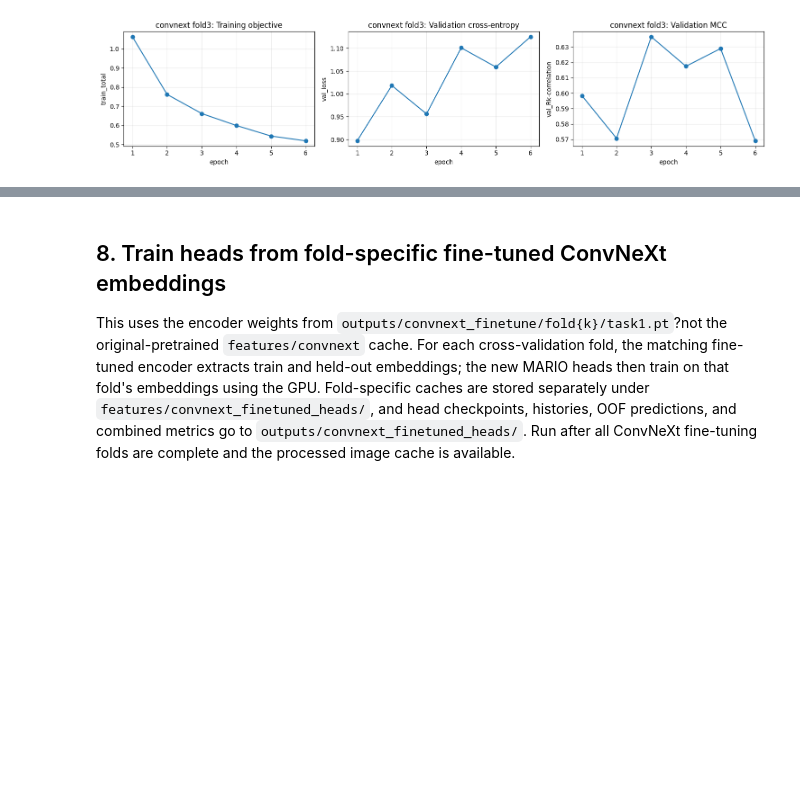
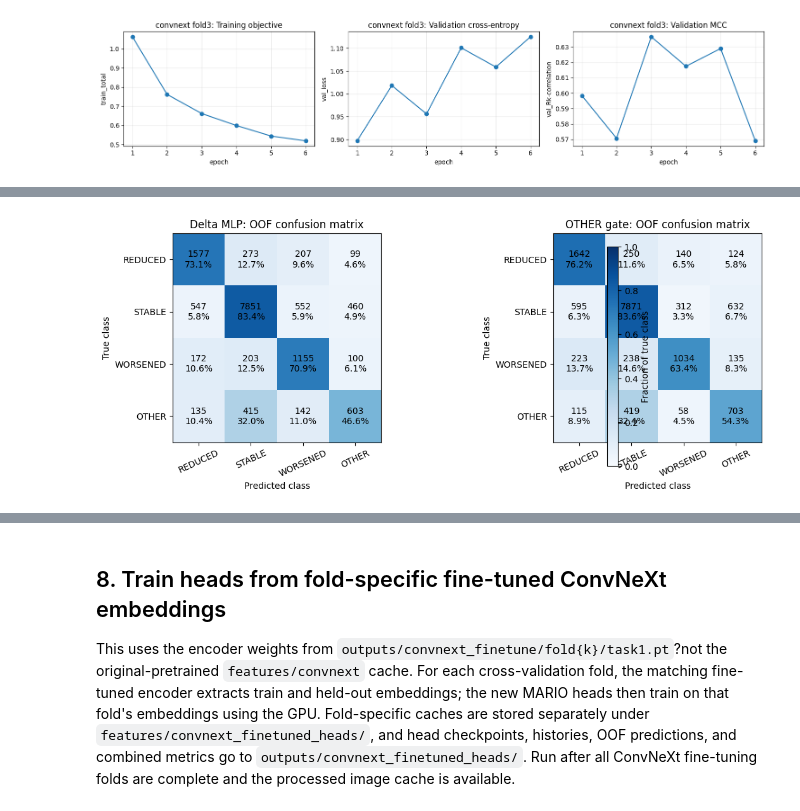
Before and after one commit to ArhaanShah/mario, a Jupyter notebook: notebooks/mario_training_dashboard.ipynb, the cells around one changed output, grey strips where cells are left out. Drawn from its saved outputs; the diff is of its cells as text; code cells hidden in the pictures; blank space fills up the shorter version.

Commit message:
trained the mlp and other gate heads

```diff
--- a/notebooks/mario_training_dashboard.ipynb
+++ b/notebooks/mario_training_dashboard.ipynb
@@ -668,3 +668,101 @@ visionfm: no metrics yet (outputs\visionfm_finetune\metrics.json)
 [figure]
 [figure]
 [figure]
+# %%
+from sklearn.metrics import classification_report
+
+HEAD_OUTPUTS = {
+    "Delta MLP": REPO / "outputs" / "convnext_delta_mlp",
+    "OTHER gate": REPO / "outputs" / "convnext_other_gate",
+}
+CLASS_NAMES = ["REDUCED", "STABLE", "WORSENED", "OTHER"]
+head_runs = {}
+summary_rows = []
+class_rows = []
+
+for head_name, run_dir in HEAD_OUTPUTS.items():
+    metrics_path = run_dir / "metrics.json"
+    predictions_path = run_dir / "oof_task1.csv"
+    if not metrics_path.is_file() or not predictions_path.is_file():
+        raise FileNotFoundError(
+            f"Missing trained {head_name} outputs in {run_dir}; run that head's fine-tuning first."
+        )
+
+    metrics_doc = json.loads(metrics_path.read_text(encoding="utf-8"))
+    predictions = pd.read_csv(predictions_path, dtype={"case": str, "id_patient": str})
+    required = {"case", "id_patient", "fold", "y_true", "y_pred"} | {f"logit_{i}" for i in range(4)}
+    missing_columns = required - set(predictions.columns)
+    if missing_columns:
+        raise ValueError(f"{head_name} OOF file is missing columns: {sorted(missing_columns)}")
+    if predictions["case"].duplicated().any():
+        raise ValueError(f"{head_name} OOF predictions contain duplicate cases")
+
+    head_runs[head_name] = predictions.sort_values("case").reset_index(drop=True)
+    oof_metrics = metrics_doc["task1"]["oof"]
+    summary_rows.append({
+        "Head": head_name,
+        "OOF cases": metrics_doc["task1"]["n"],
+        "MCC": oof_metrics["Rk-correlation"],
+        "F1": oof_metrics["F1_score"],
+        "Specificity": oof_metrics["Specificity"],
+    })
+
+reference = head_runs["Delta MLP"][["case", "id_patient", "fold", "y_true"]].reset_index(drop=True)
+for head_name, predictions in head_runs.items():
+    cohort = predictions[["case", "id_patient", "fold", "y_true"]].reset_index(drop=True)
+    if not reference.equals(cohort):
+        raise ValueError("The two head outputs do not have matching OOF cases, patients, folds, and labels.")
+
+    report = classification_report(
+        predictions["y_true"], predictions["y_pred"], labels=range(4),
+        target_names=CLASS_NAMES, output_dict=True, zero_division=0,
+    )
+    for class_name in CLASS_NAMES:
+        class_rows.append({
+            "Head": head_name,
+            "Class": class_name,
+            "Precision": report[class_name]["precision"],
+            "Recall": report[class_name]["recall"],
+            "F1": report[class_name]["f1-score"],
+            "Support": int(report[class_name]["support"]),
+        })
+
+display(pd.DataFrame(summary_rows).set_index("Head").style.format({
+    "MCC": "{:.4f}", "F1": "{:.4f}", "Specificity": "{:.4f}"
+}))
+display(pd.DataFrame(class_rows).set_index(["Head", "Class"]).style.format({
+    "Precision": "{:.3f}", "Recall": "{:.3f}", "F1": "{:.3f}"
+}))
+
+fig, axes = plt.subplots(1, 2, figsize=(12, 4.5))
+for ax, (head_name, predictions) in zip(axes, head_runs.items()):
+    matrix = confusion_matrix(predictions["y_true"], predictions["y_pred"], labels=range(4))
+    row_totals = matrix.sum(axis=1, keepdims=True)
+    row_percent = np.divide(matrix, row_totals, out=np.zeros_like(matrix, dtype=float), where=row_totals > 0)
+    image = ax.imshow(row_percent, cmap="Blues", vmin=0, vmax=1)
+    for (row, col), value in np.ndenumerate(matrix):
+        ax.text(col, row, f"{value}\n{row_percent[row, col]:.1%}", ha="center", va="center")
+    ax.set(
+        title=f"{head_name}: OOF confusion matrix",
+        xlabel="Predicted class", ylabel="True class",
+        xticks=range(4), yticks=range(4),
+        xticklabels=CLASS_NAMES, yticklabels=CLASS_NAMES,
+    )
+    ax.tick_params(axis="x", rotation=25)
+fig.colorbar(image, ax=axes, label="Fraction of true class")
+fig.tight_layout()
+plt.show()
+
+mlp = head_runs["Delta MLP"].set_index("case")
+gate = head_runs["OTHER gate"].set_index("case")
+different = mlp["y_pred"] != gate["y_pred"]
+disagreements = pd.DataFrame({
+    "patient": mlp.loc[different, "id_patient"],
+    "true": mlp.loc[different, "y_true"].map(dict(enumerate(CLASS_NAMES))),
+    "delta_mlp": mlp.loc[different, "y_pred"].map(dict(enumerate(CLASS_NAMES))),
+    "other_gate": gate.loc[different, "y_pred"].map(dict(enumerate(CLASS_NAMES))),
+})
+disagreements.index.name = "case"
+print(f"Cases where the heads disagree: {len(disagreements):,} / {len(mlp):,}. First 12 by case:")
+display(disagreements.head(12))
+# %% [output]
@@ -670,0 +783 @@ visionfm: no metrics yet (outputs\visionfm_finetune\metrics.json)
+[figure, added]
```
Also changed, not shown: parts of 1 cell of this notebook.
